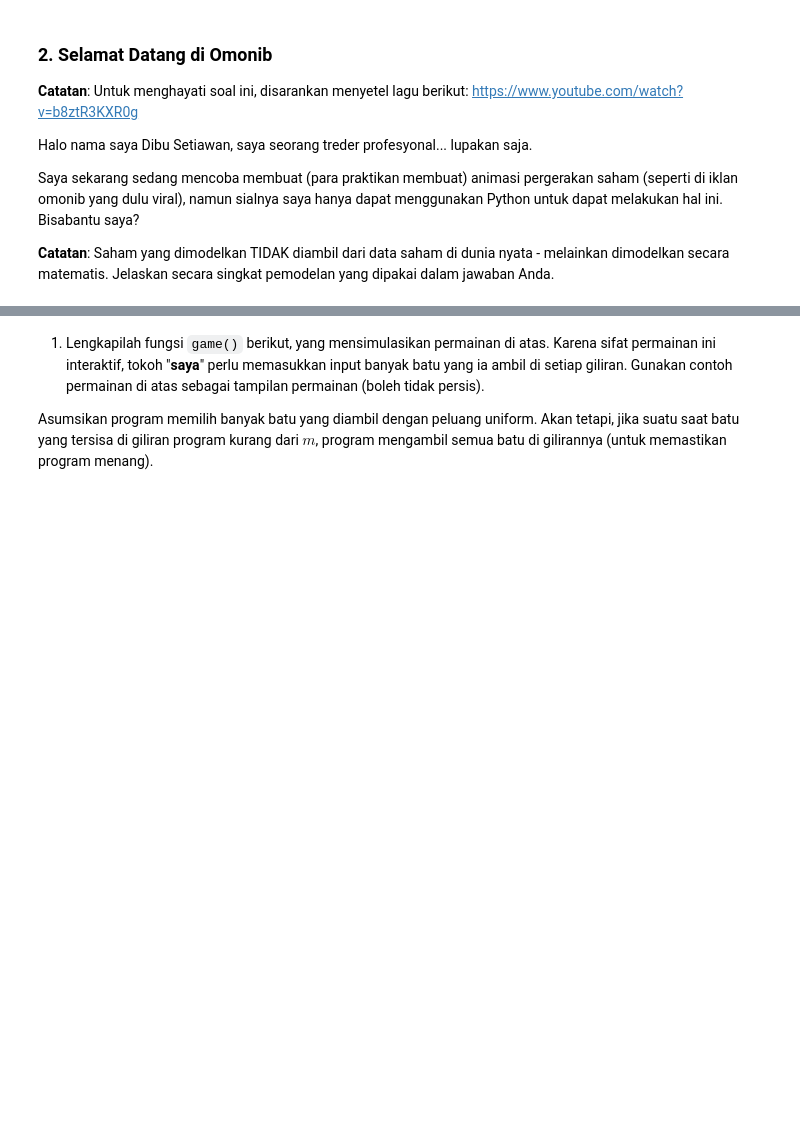
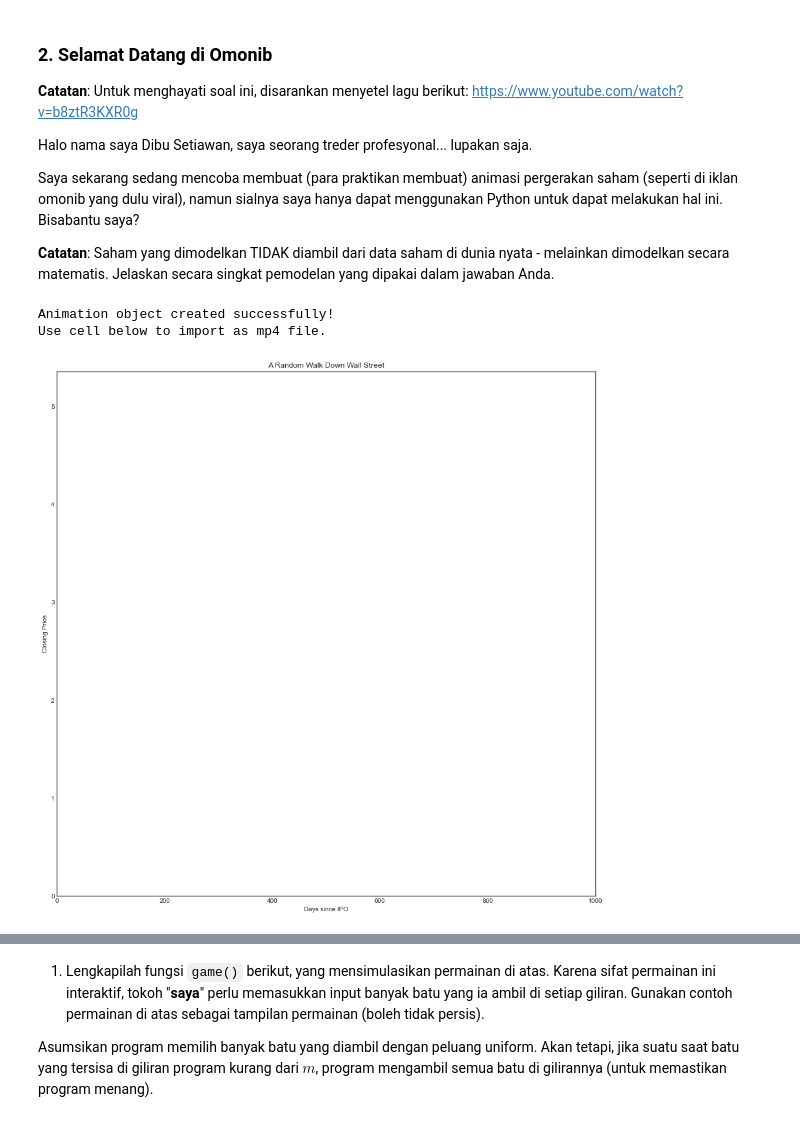
Before and after one commit to iansebastian/iansebastian.github.io, a Jupyter notebook: coding math/asprak_sikomat_2020.ipynb, the cells around one changed output, grey strips where cells are left out. Drawn from its saved outputs; the diff is of its cells as text; code cells hidden in the pictures; blank space fills up the shorter version.

Commit message:
Learned a lot today, also seleksi asprak Sikomat notebook included.

```diff
--- a/coding math/asprak_sikomat_2020.ipynb
+++ b/coding math/asprak_sikomat_2020.ipynb
@@ -48,0 +98,30 @@ Saya sekarang sedang mencoba membuat (para praktikan membuat) animasi pergerakan
+# %%
+def init():
+    _ = l.set_xdata([])
+    _ = l.set_ydata([])
+    return l,
+
+
+def update_line(num, data, line):
+    _ = line.set_xdata(np.arange(num))
+    _ = line.set_ydata(data[:num])
+    return line,
+
+fig, ax = plt.subplots()
+
+data = gen_pure_randwalk(len=1000, drift=5, sigma=0.1)
+l, = ax.plot([], [], 'b-')
+
+_ = ax.set_title("A Random Walk Down Wall Street")
+_ = ax.set_xlim((0, 1000))
+_ = ax.set_ylim((0, np.max(data)+10))
+_ = ax.set_xlabel("Days since IPO")
+_ = ax.set_ylabel("Closing Price")
+
+anim = animation.FuncAnimation(
+    fig, update_line, 1000, fargs=(data, l), interval=5, blit=True, init_func=init)
+print("Animation object created successfully!\nUse cell below to import as mp4 file.\nUse the cell below that to display in Jupyter Notebooks.")
+# %% [output]
+Animation object created successfully!
+Use cell below to import as mp4 file.
+[figure, added]
```
Also changed, not shown: parts of 32 cells of this notebook, 8 other files.
